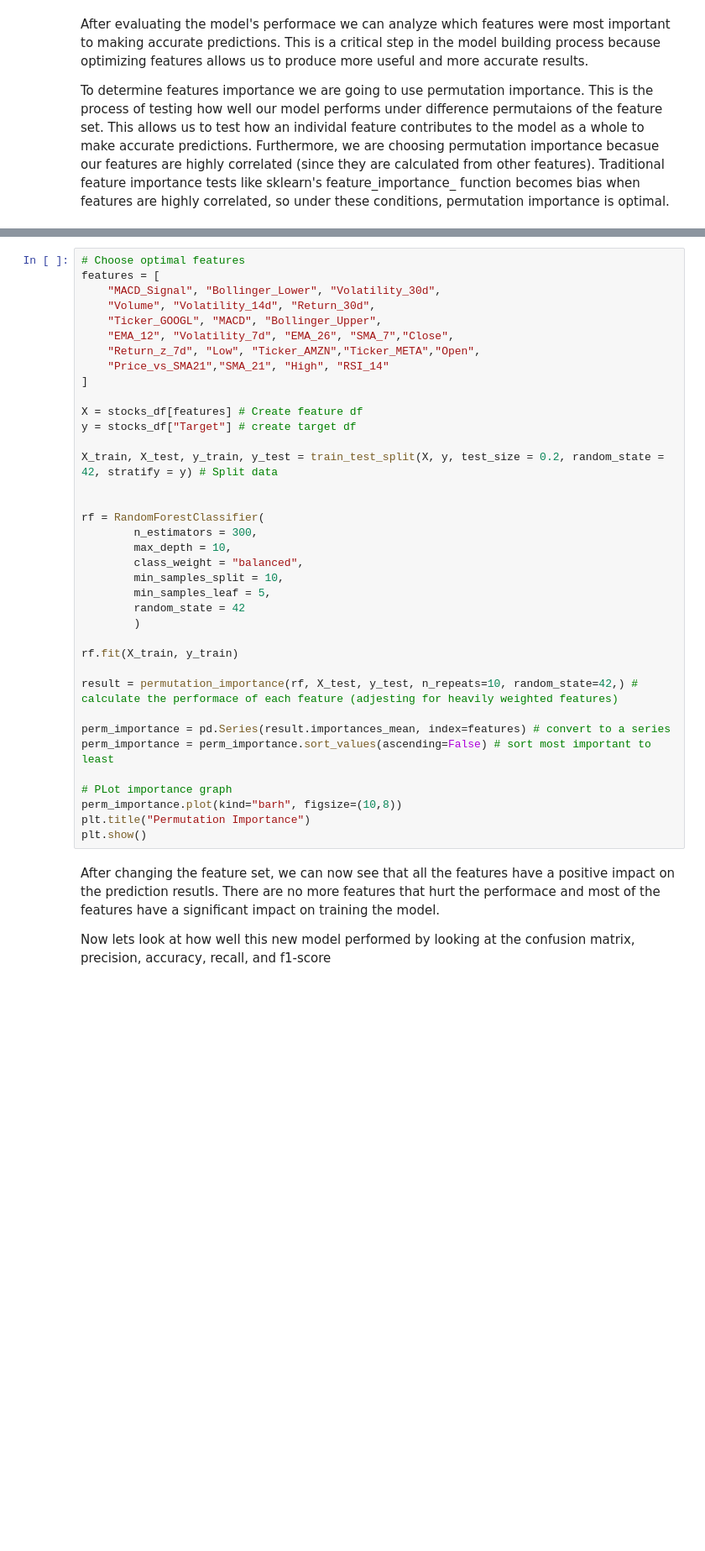
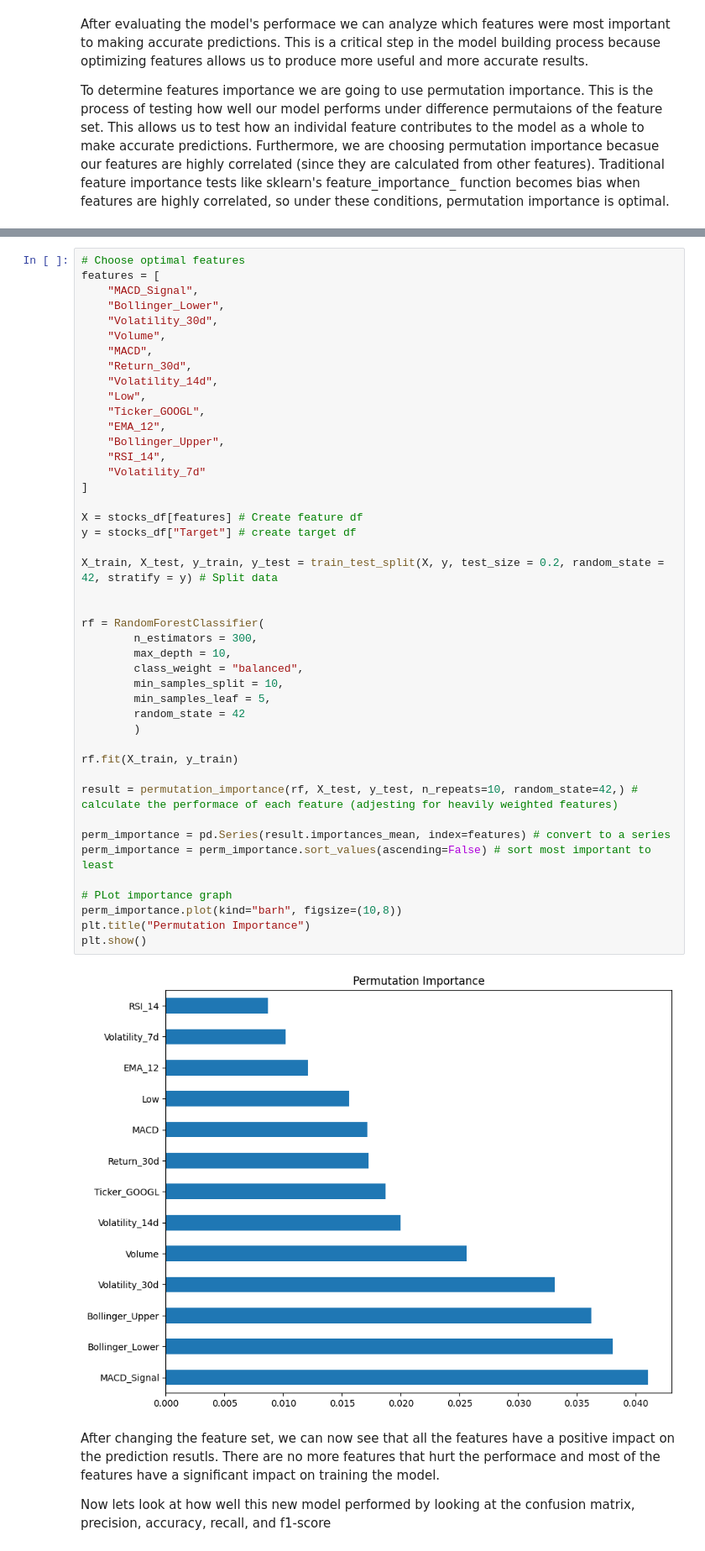
Before and after one commit to jli433/CMSC320_Final_Project, a Jupyter notebook: data.ipynb, the cells around one changed output, grey strips where cells are left out. Shown at 84% size. Cells and saved outputs as stored; diff of their text form; blank space fills up the shorter version.

```diff
--- a/data.ipynb
+++ b/data.ipynb
@@ -586,40 +787,49 @@ Based on this information we can improve our model by removing the features that
 # %%
 # Choose optimal features
 features = [
-    "MACD_Signal", "Bollinger_Lower", "Volatility_30d",
-    "Volume", "Volatility_14d", "Return_30d",
-    "Ticker_GOOGL", "MACD", "Bollinger_Upper",
-    "EMA_12", "Volatility_7d", "EMA_26", "SMA_7","Close",
-    "Return_z_7d", "Low", "Ticker_AMZN","Ticker_META","Open",
-    "Price_vs_SMA21","SMA_21", "High", "RSI_14"
+    "MACD_Signal",
+    "Bollinger_Lower",
+    "Volatility_30d",
+    "Volume",
+    "MACD",
+    "Return_30d",
+    "Volatility_14d",
+    "Low",
+    "Ticker_GOOGL",
+    "EMA_12",
+    "Bollinger_Upper",
+    "RSI_14",
+    "Volatility_7d"
 ]
 
 X = stocks_df[features] # Create feature df
 y = stocks_df["Target"] # create target df
 
 X_train, X_test, y_train, y_test = train_test_split(X, y, test_size = 0.2, random_state = 42, stratify = y) # Split data
 
 
 rf = RandomForestClassifier(
         n_estimators = 300,
         max_depth = 10,
         class_weight = "balanced",
         min_samples_split = 10,
         min_samples_leaf = 5,
         random_state = 42
         )
 
 rf.fit(X_train, y_train)
 
 result = permutation_importance(rf, X_test, y_test, n_repeats=10, random_state=42,) # calculate the performace of each feature (adjesting for heavily weighted features)
 
 perm_importance = pd.Series(result.importances_mean, index=features) # convert to a series
 perm_importance = perm_importance.sort_values(ascending=False) # sort most important to least
 
 # PLot importance graph
 perm_importance.plot(kind="barh", figsize=(10,8))
 plt.title("Permutation Importance")
 plt.show()
+# %% [output]
+[figure, added]
 # %% [markdown]
 After changing the feature set, we can now see that all the features have a positive impact on the prediction resutls. There are no more features that hurt the performace and most of the features have a significant impact on training the model.
 
```
Also changed, not shown: parts of 22 cells of this notebook.
